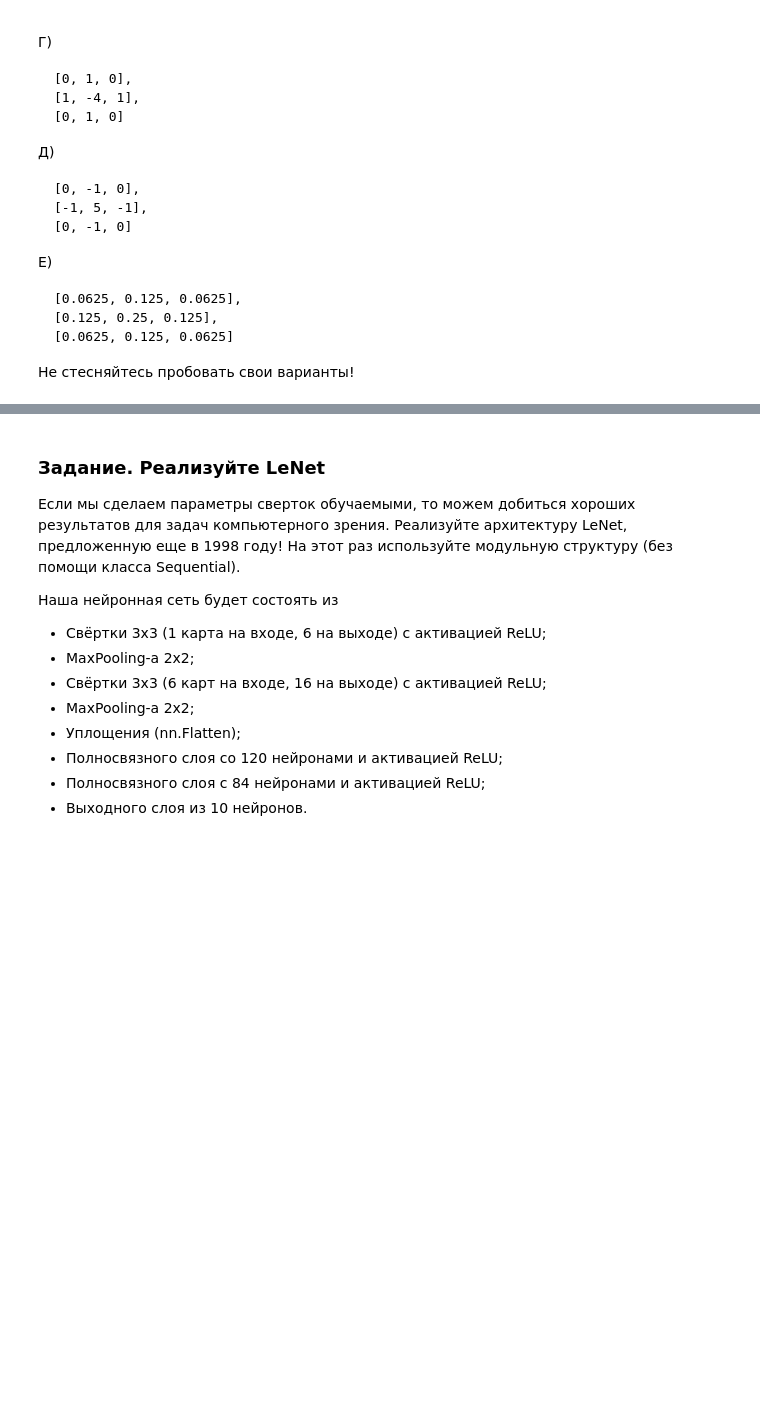
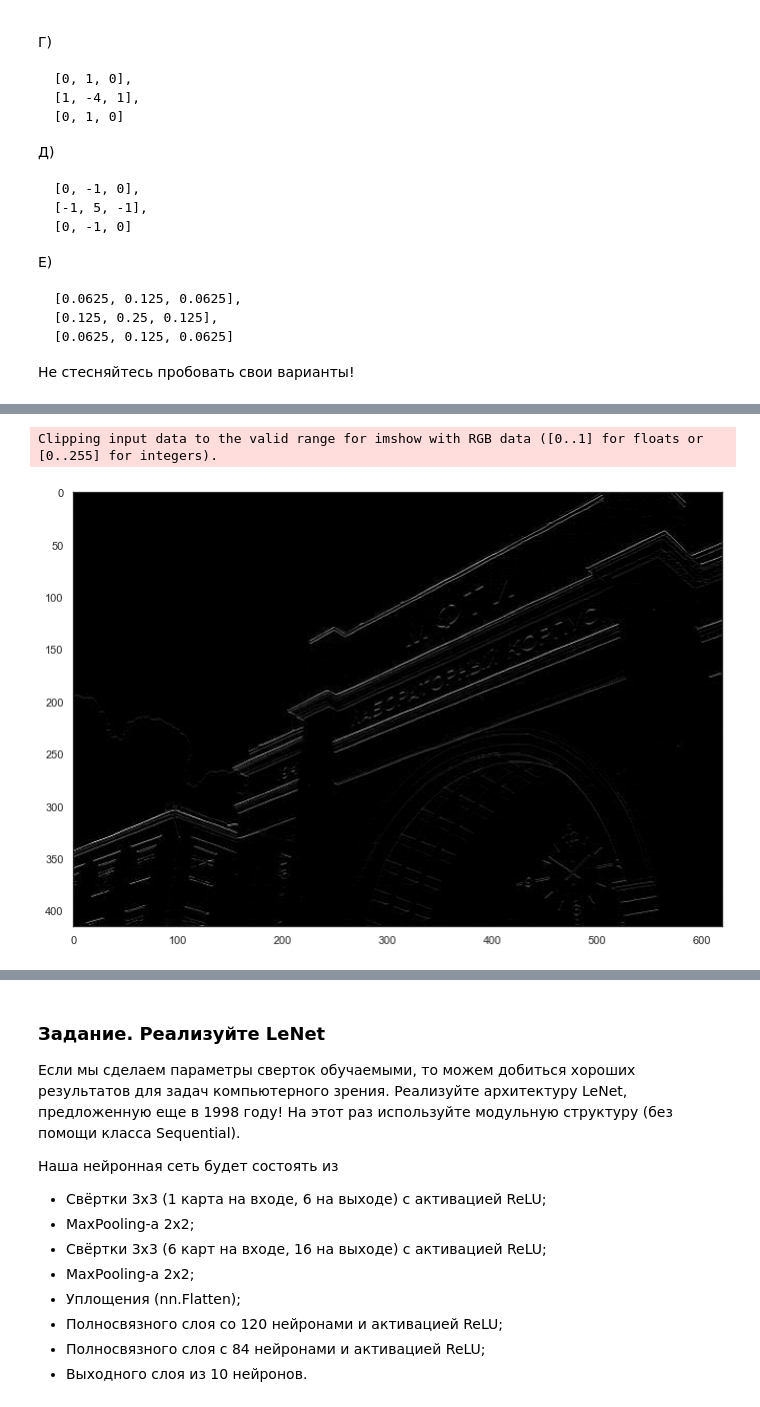
Before and after one commit to medphisiker/internship, a Jupyter notebook: homeworks/[homework]dense_and_convolutional_nn.ipynb, the cells around one changed output, grey strips where cells are left out. Drawn from its saved outputs; the diff is of its cells as text; code cells hidden in the pictures; blank space fills up the shorter version.

```diff
--- a/homeworks/[homework]dense_and_convolutional_nn.ipynb
+++ b/homeworks/[homework]dense_and_convolutional_nn.ipynb
@@ -643,0 +638,23 @@ plt.show()
+# %%
+#Б
+img_t = torch.from_numpy(RGB_img).type(torch.float32).unsqueeze(0)
+kernel = torch.tensor([
+    [0, 1, 0],
+    [0, -2, 0],
+    [0, 1, 0]
+]).reshape(1, 1, 3, 3).type(torch.float32)
+
+kernel = kernel.repeat(3, 3, 1, 1)
+img_t = img_t.permute(0, 3, 1, 2)  # [BS, H, W, C] -> [BS, C, H, W]
+img_t = nn.ReflectionPad2d(1)(img_t)  # Pad Image for same output size
+
+result = F.conv2d(img_t, kernel)[0]
+
+plt.figure(figsize=(12, 8))
+result_np = result.permute(1, 2, 0).numpy() / 256 / 3
+
+plt.imshow(result_np)
+plt.show()
+# %% [output]
+Clipping input data to the valid range for imshow with RGB data ([0..1] for floats or [0..255] for integers).
+[figure, added]
```
Also changed, not shown: parts of 36 cells of this notebook.
